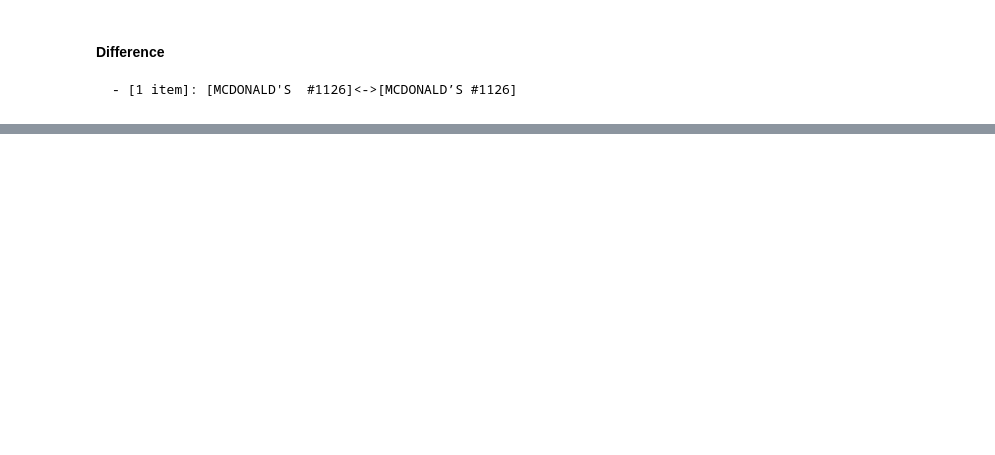
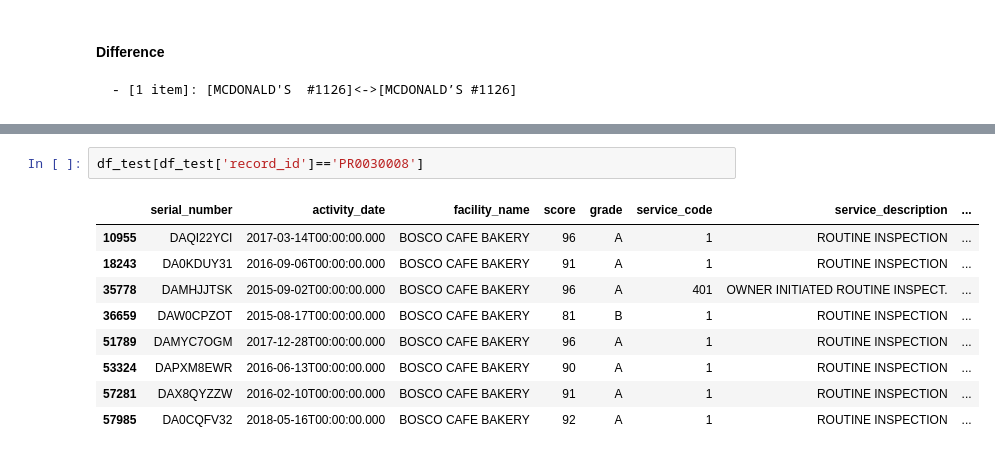
Before and after one commit to JingyingYin/Refine, a Jupyter notebook: entity_resolution.ipynb, the cells around one changed output, grey strips where cells are left out. Cells and saved outputs as stored; diff of their text form; blank space fills up the shorter version.

```diff
--- a/entity_resolution.ipynb
+++ b/entity_resolution.ipynb
@@ -769,0 +1163,12 @@ er_lsh.clustering_entity(column='facility_name', sc=sc)
+# %%
+df_test[df_test['record_id']=='PR0030008']
+# %% [output]
+|  | serial_number | activity_date | facility_name | score | grade | service_code | service_description | ... |
+| 10955 | DAQI22YCI | 2017-03-14T00:00:00.000 | BOSCO CAFE BAKERY | 96 | A | 1 | ROUTINE INSPECTION | ... |
+| 18243 | DA0KDUY31 | 2016-09-06T00:00:00.000 | BOSCO CAFE BAKERY | 91 | A | 1 | ROUTINE INSPECTION | ... |
+| 35778 | DAMHJJTSK | 2015-09-02T00:00:00.000 | BOSCO CAFE BAKERY | 96 | A | 401 | OWNER INITIATED ROUTINE INSPECT. | ... |
+| 36659 | DAW0CPZOT | 2015-08-17T00:00:00.000 | BOSCO CAFE BAKERY | 81 | B | 1 | ROUTINE INSPECTION | ... |
+| 51789 | DAMYC7OGM | 2017-12-28T00:00:00.000 | BOSCO CAFE BAKERY | 96 | A | 1 | ROUTINE INSPECTION | ... |
+| 53324 | DAPXM8EWR | 2016-06-13T00:00:00.000 | BOSCO CAFE BAKERY | 90 | A | 1 | ROUTINE INSPECTION | ... |
+| 57281 | DAX8QYZZW | 2016-02-10T00:00:00.000 | BOSCO CAFE BAKERY | 91 | A | 1 | ROUTINE INSPECTION | ... |
+| 57985 | DA0CQFV32 | 2018-05-16T00:00:00.000 | BOSCO CAFE BAKERY | 92 | A | 1 | ROUTINE INSPECTION | ... |
```
Also changed, not shown: parts of 57 cells of this notebook, 1 other file.
